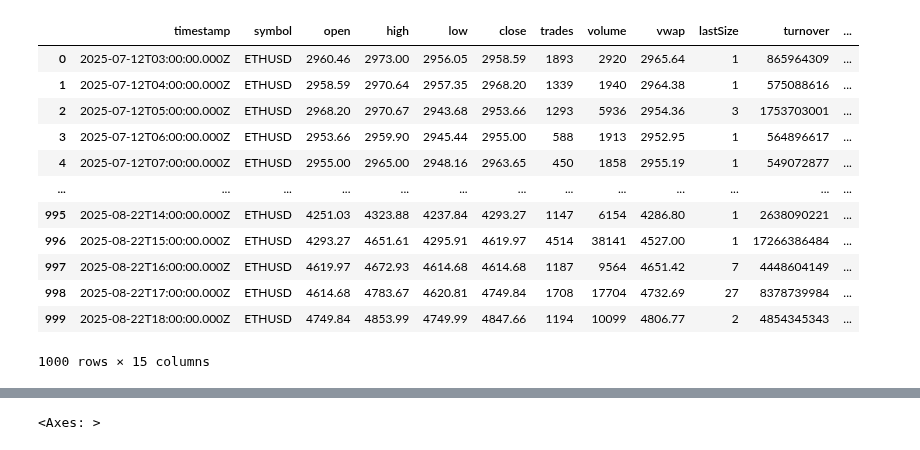
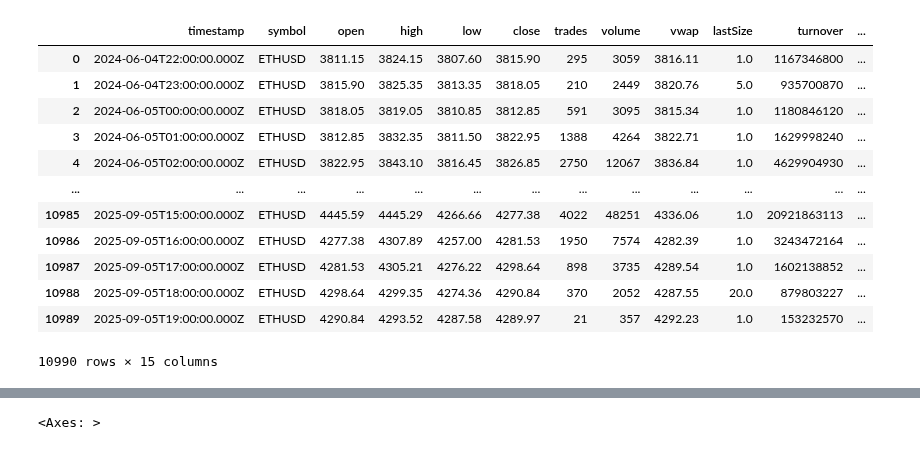
Before and after one commit to profitviews/battle, a Jupyter notebook: Playground.ipynb, the cells around one changed output, grey strips where cells are left out. Cells and saved outputs as stored; diff of their text form; code cells hidden in the pictures.

```diff
--- a/Playground.ipynb
+++ b/Playground.ipynb
@@ -11,31 +11,43 @@ plt.rcParams["figure.figsize"] = (20, 10)
 # %%
 sym = 'ETHUSD'
 
 url = f'https://www.bitmex.com/api/v1/trade/bucketed?binSize=1h&partial=true&symbol={sym}&count=1000&reverse=true'
 
 data = requests.get(url).json()
 
-cf = pd.DataFrame(data)
-cf = cf.sort_values('timestamp').reset_index(drop=True)
+rows = []
+rows.extend(data)
+
+i = 0
+
+while i < 10:
+    endtime = data[-1]['timestamp']
+    data = requests.get(url + f'&endTime={endtime}').json()
+    rows.extend(data)
+    i += 1
+
+
+cf = pd.DataFrame(rows)
+cf = cf.sort_values('timestamp').drop_duplicates().reset_index(drop=True)
 
 logret = np.log(cf['close'].shift(-1)) - np.log(cf['close'])
 
 cf['logret'] = logret
 cf['abs_logret'] = abs(logret)
 
 cf
 # %% [output]
 |  | timestamp | symbol | open | high | low | close | trades | volume | vwap | lastSize | turnover | ... |
-| 0 | 2025-07-12T03:00:00.000Z | ETHUSD | 2960.46 | 2973.00 | 2956.05 | 2958.59 | 1893 | 2920 | 2965.64 | 1 | 865964309 | ... |
-| 1 | 2025-07-12T04:00:00.000Z | ETHUSD | 2958.59 | 2970.64 | 2957.35 | 2968.20 | 1339 | 1940 | 2964.38 | 1 | 575088616 | ... |
-| 2 | 2025-07-12T05:00:00.000Z | ETHUSD | 2968.20 | 2970.67 | 2943.68 | 2953.66 | 1293 | 5936 | 2954.36 | 3 | 1753703001 | ... |
-| 3 | 2025-07-12T06:00:00.000Z | ETHUSD | 2953.66 | 2959.90 | 2945.44 | 2955.00 | 588 | 1913 | 2952.95 | 1 | 564896617 | ... |
-| 4 | 2025-07-12T07:00:00.000Z | ETHUSD | 2955.00 | 2965.00 | 2948.16 | 2963.65 | 450 | 1858 | 2955.19 | 1 | 549072877 | ... |
+| 0 | 2024-06-04T22:00:00.000Z | ETHUSD | 3811.15 | 3824.15 | 3807.60 | 3815.90 | 295 | 3059 | 3816.11 | 1.0 | 1167346800 | ... |
+| 1 | 2024-06-04T23:00:00.000Z | ETHUSD | 3815.90 | 3825.35 | 3813.35 | 3818.05 | 210 | 2449 | 3820.76 | 5.0 | 935700870 | ... |
+| 2 | 2024-06-05T00:00:00.000Z | ETHUSD | 3818.05 | 3819.05 | 3810.85 | 3812.85 | 591 | 3095 | 3815.34 | 1.0 | 1180846120 | ... |
+| 3 | 2024-06-05T01:00:00.000Z | ETHUSD | 3812.85 | 3832.35 | 3811.50 | 3822.95 | 1388 | 4264 | 3822.71 | 1.0 | 1629998240 | ... |
+| 4 | 2024-06-05T02:00:00.000Z | ETHUSD | 3822.95 | 3843.10 | 3816.45 | 3826.85 | 2750 | 12067 | 3836.84 | 1.0 | 4629904930 | ... |
 | ... | ... | ... | ... | ... | ... | ... | ... | ... | ... | ... | ... | ... |
-| 995 | 2025-08-22T14:00:00.000Z | ETHUSD | 4251.03 | 4323.88 | 4237.84 | 4293.27 | 1147 | 6154 | 4286.80 | 1 | 2638090221 | ... |
-| 996 | 2025-08-22T15:00:00.000Z | ETHUSD | 4293.27 | 4651.61 | 4295.91 | 4619.97 | 4514 | 38141 | 4527.00 | 1 | 17266386484 | ... |
-| 997 | 2025-08-22T16:00:00.000Z | ETHUSD | 4619.97 | 4672.93 | 4614.68 | 4614.68 | 1187 | 9564 | 4651.42 | 7 | 4448604149 | ... |
-| 998 | 2025-08-22T17:00:00.000Z | ETHUSD | 4614.68 | 4783.67 | 4620.81 | 4749.84 | 1708 | 17704 | 4732.69 | 27 | 8378739984 | ... |
-| 999 | 2025-08-22T18:00:00.000Z | ETHUSD | 4749.84 | 4853.99 | 4749.99 | 4847.66 | 1194 | 10099 | 4806.77 | 2 | 4854345343 | ... |
+| 10985 | 2025-09-05T15:00:00.000Z | ETHUSD | 4445.59 | 4445.29 | 4266.66 | 4277.38 | 4022 | 48251 | 4336.06 | 1.0 | 20921863113 | ... |
+| 10986 | 2025-09-05T16:00:00.000Z | ETHUSD | 4277.38 | 4307.89 | 4257.00 | 4281.53 | 1950 | 7574 | 4282.39 | 1.0 | 3243472164 | ... |
+| 10987 | 2025-09-05T17:00:00.000Z | ETHUSD | 4281.53 | 4305.21 | 4276.22 | 4298.64 | 898 | 3735 | 4289.54 | 1.0 | 1602138852 | ... |
+| 10988 | 2025-09-05T18:00:00.000Z | ETHUSD | 4298.64 | 4299.35 | 4274.36 | 4290.84 | 370 | 2052 | 4287.55 | 20.0 | 879803227 | ... |
+| 10989 | 2025-09-05T19:00:00.000Z | ETHUSD | 4290.84 | 4293.52 | 4287.58 | 4289.97 | 21 | 357 | 4292.23 | 1.0 | 153232570 | ... |
-1000 rows × 15 columns
+10990 rows × 15 columns
 # %%
```
Also changed, not shown: parts of 8 cells of this notebook.
